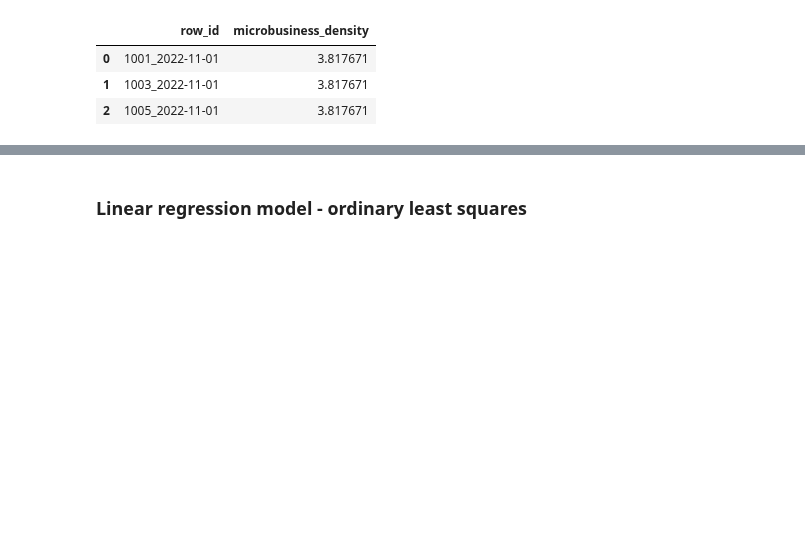
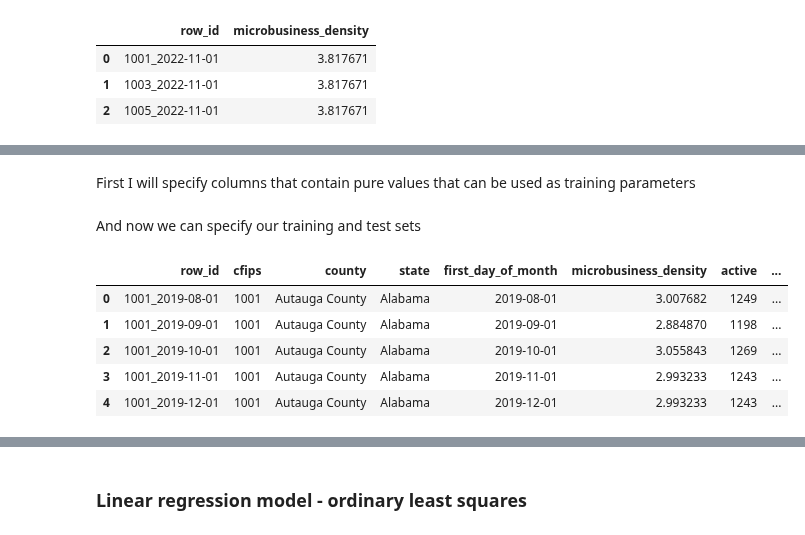
Before and after one commit to vroobelle93/03_GoDaddy, a Jupyter notebook: godaddy1.ipynb, the cells around one changed output, grey strips where cells are left out. Drawn from its saved outputs; the diff is of its cells as text; code cells hidden in the pictures; blank space fills up the shorter version.

```diff
--- a/godaddy1.ipynb
+++ b/godaddy1.ipynb
@@ -22,6 +16,8 @@ import pandas as pd
 import seaborn as sns
 
 from sklearn import linear_model
+
+pd.set_option('mode.chained_assignment', None) # Turn off SettingWithCopyWarning
 # %% [markdown]
 ## Data gathering
 First, let's import data provided by the competition organizers that we will use. Datasets that will be imported:
@@ -64,0 +172,6 @@ sample_submission.head(3)
+# %%
+# Add First day of month ordinal value
+gathered_data_df['first_day_of_month_ordinal'] = pd.to_datetime(gathered_data_df['first_day_of_month'])
+gathered_data_df['first_day_of_month_ordinal'] = [datetime.datetime.toordinal(x) for x in
+                                                  gathered_data_df['first_day_of_month_ordinal']]
+gathered_data_df.head(3)
@@ -64,0 +190,2 @@ sample_submission.head(3)
+# %% [markdown]
+First I will specify columns that contain pure values that can be used as training parameters
@@ -64,0 +194,20 @@ sample_submission.head(3)
+# %% [markdown]
+And now we can specify our training and test sets
+# %%
+# Training data for all regions
+allparams_train = pd.merge(
+    train_set,
+    gathered_data_df,
+    how='left',
+    left_on=['state', 'first_day_of_month'],
+    right_on=['state', 'first_day_of_month']
+)
+
+allparams_train.head()
+# %% [output]
+|  | row_id | cfips | county | state | first_day_of_month | microbusiness_density | active | ... |
+| 0 | 1001_2019-08-01 | 1001 | Autauga County | Alabama | 2019-08-01 | 3.007682 | 1249 | ... |
+| 1 | 1001_2019-09-01 | 1001 | Autauga County | Alabama | 2019-09-01 | 2.884870 | 1198 | ... |
+| 2 | 1001_2019-10-01 | 1001 | Autauga County | Alabama | 2019-10-01 | 3.055843 | 1269 | ... |
+| 3 | 1001_2019-11-01 | 1001 | Autauga County | Alabama | 2019-11-01 | 2.993233 | 1243 | ... |
+| 4 | 1001_2019-12-01 | 1001 | Autauga County | Alabama | 2019-12-01 | 2.993233 | 1243 | ... |
```
Also changed, not shown: parts of 31 cells of this notebook, 2 other files.
